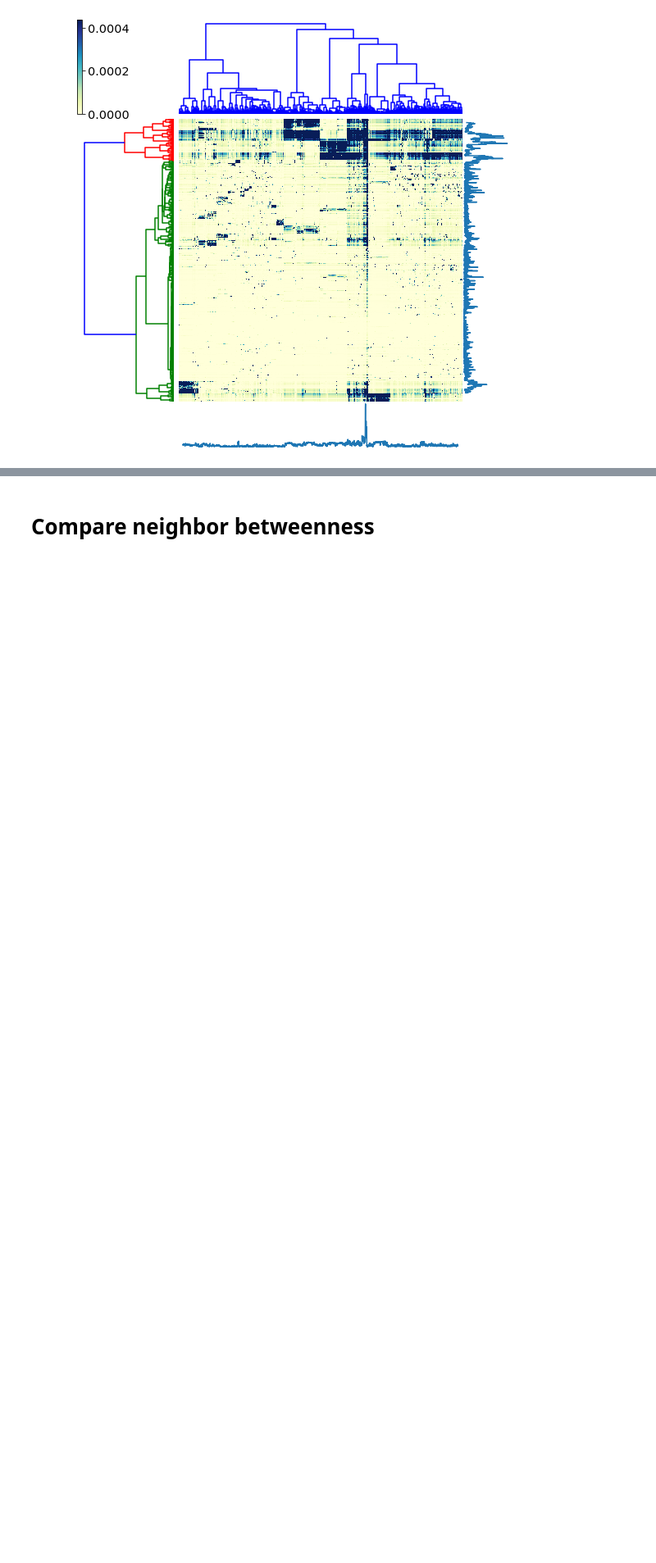
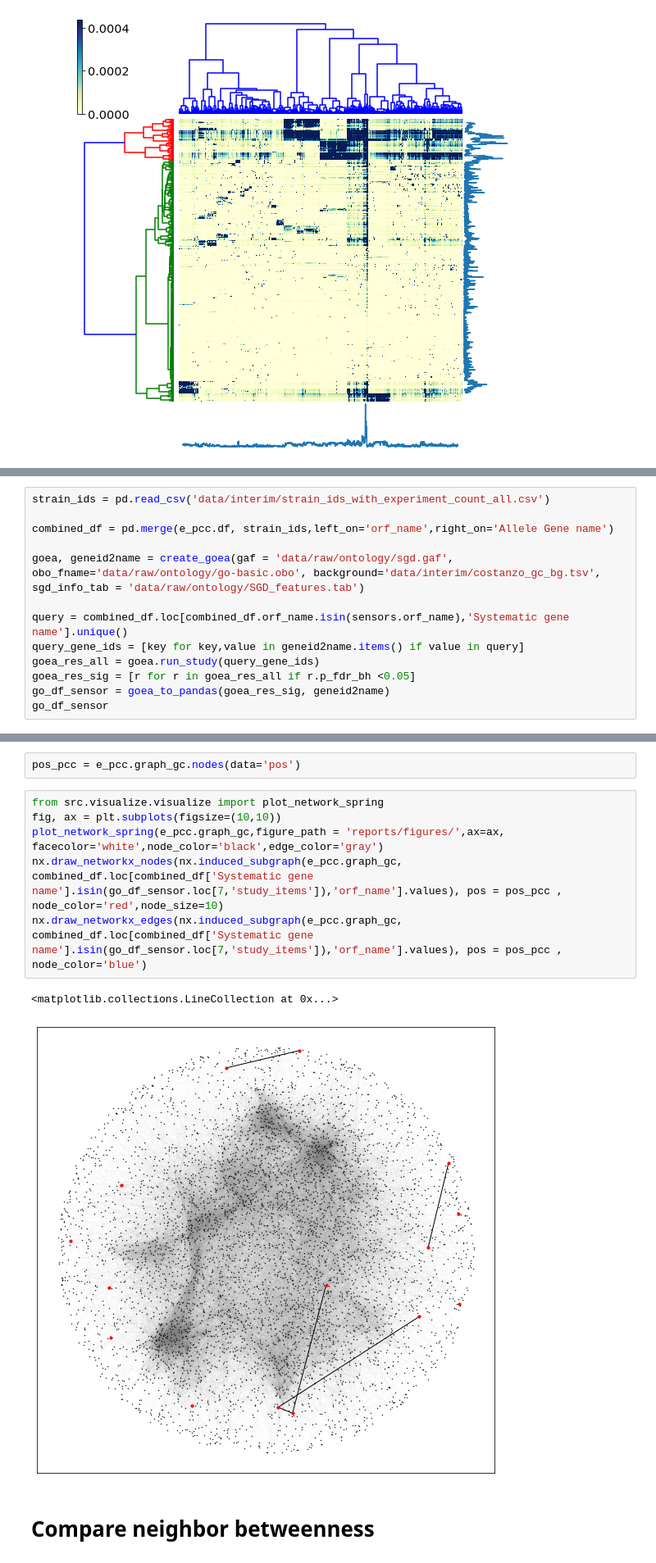
Before and after one commit to oacar/enm_package, a Jupyter notebook: notebooks/03-PRS_costanzo_07132020.ipynb, the cells around one changed output, grey strips where cells are left out. Shown at 82% size. Drawn from its saved outputs; the diff is of its cells as text; blank space fills up the shorter version.

```diff
--- a/notebooks/03-PRS_costanzo_07132020.ipynb
+++ b/notebooks/03-PRS_costanzo_07132020.ipynb
@@ -146,0 +149,13 @@ e_pcc.heatmap_annotated()
+# %%
+strain_ids = pd.read_csv('data/interim/strain_ids_with_experiment_count_all.csv')
+
+combined_df = pd.merge(e_pcc.df, strain_ids,left_on='orf_name',right_on='Allele Gene name')
+
+goea, geneid2name = create_goea(gaf = 'data/raw/ontology/sgd.gaf', obo_fname='data/raw/ontology/go-basic.obo', background='data/interim/costanzo_gc_bg.tsv', sgd_info_tab = 'data/raw/ontology/SGD_features.tab')
+
+query = combined_df.loc[combined_df.orf_name.isin(sensors.orf_name),'Systematic gene name'].unique()
+query_gene_ids = [key for key,value in geneid2name.items() if value in query]
+goea_res_all = goea.run_study(query_gene_ids)
+goea_res_sig = [r for r in goea_res_all if r.p_fdr_bh <0.05]
+go_df_sensor = goea_to_pandas(goea_res_sig, geneid2name)
+go_df_sensor
@@ -147,3 +191,14 @@ e_pcc.heatmap_annotated()
+# %%
+pos_pcc = e_pcc.graph_gc.nodes(data='pos')
+# %%
+from src.visualize.visualize import plot_network_spring
+fig, ax = plt.subplots(figsize=(10,10))
+plot_network_spring(e_pcc.graph_gc,figure_path = 'reports/figures/',ax=ax, facecolor='white',node_color='black',edge_color='gray')
+nx.draw_networkx_nodes(nx.induced_subgraph(e_pcc.graph_gc, combined_df.loc[combined_df['Systematic gene name'].isin(go_df_sensor.loc[7,'study_items']),'orf_name'].values), pos = pos_pcc , node_color='red',node_size=10)
+nx.draw_networkx_edges(nx.induced_subgraph(e_pcc.graph_gc, combined_df.loc[combined_df['Systematic gene name'].isin(go_df_sensor.loc[7,'study_items']),'orf_name'].values), pos = pos_pcc , node_color='blue')
+# %% [output]
+<matplotlib.collections.LineCollection at 0x...>
+[figure, added]
 # %% [markdown]
 # Compare neighbor betweenness
 # %%
```
Also changed, not shown: parts of 9 cells of this notebook.
